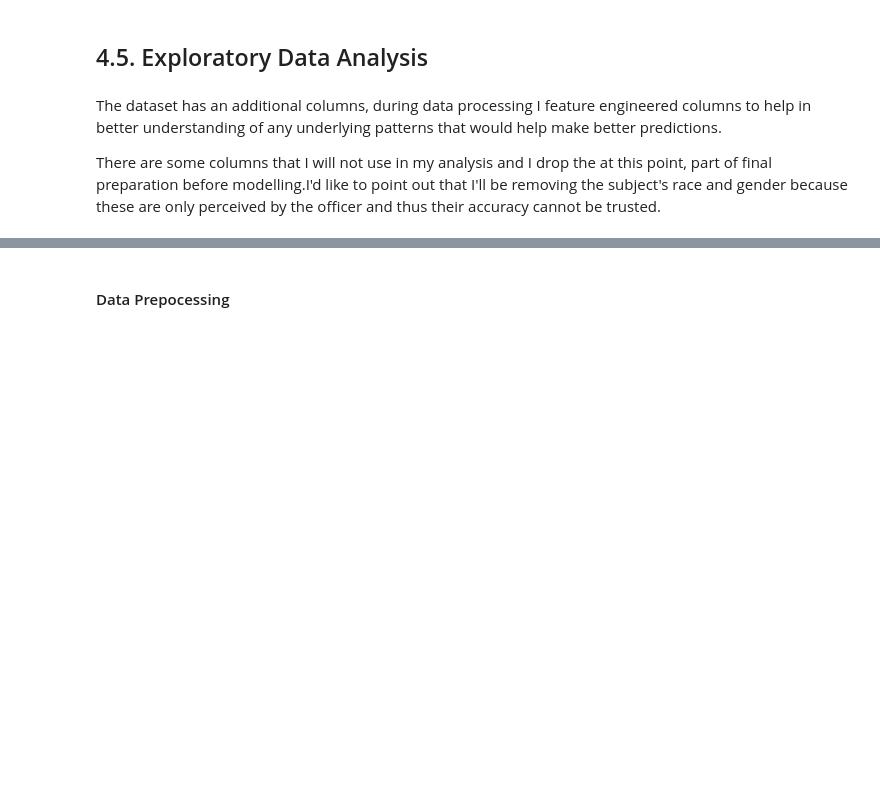
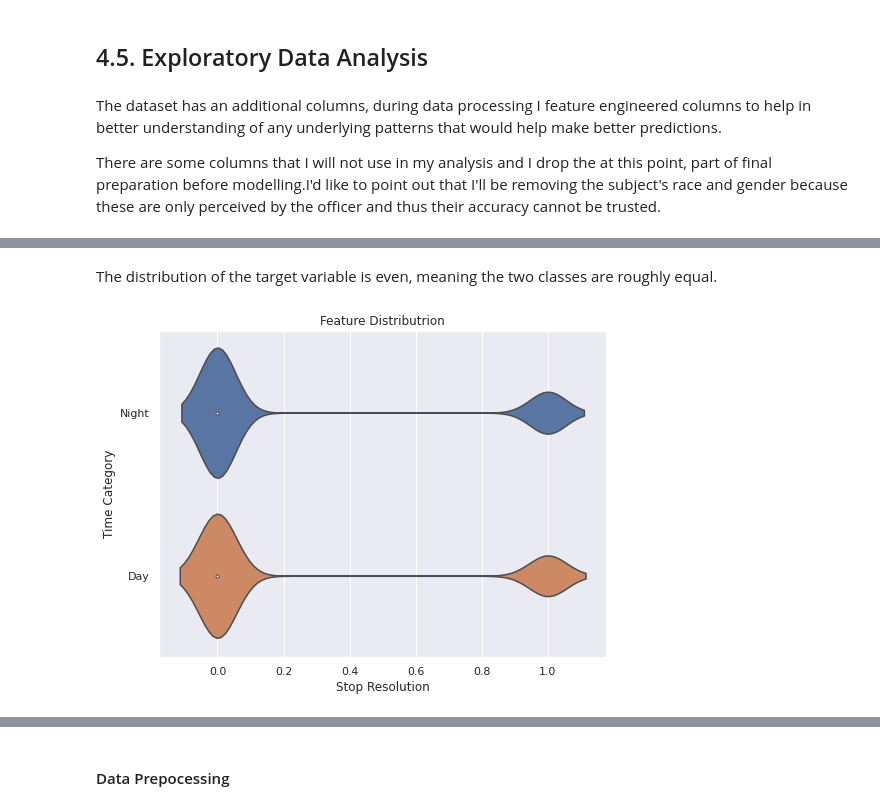
Before and after one commit to adikamunyao/Phase-3-project, a Jupyter notebook: index.ipynb, the cells around one changed output, grey strips where cells are left out. Cells and saved outputs as stored; diff of their text form; code cells hidden in the pictures; blank space fills up the shorter version.

```diff
--- a/index.ipynb
+++ b/index.ipynb
@@ -535,0 +500,15 @@ There are some columns that I will not use in my analysis and I drop the at this
+# %% [markdown]
+The distribution of the target variable is even, meaning the two classes are roughly equal.
+# %%
+# select the features and target variable
+features = ['Time Category']
+target = 'Stop Resolution'
+
+# create a violin plot for each feature
+sns.set(rc={'figure.figsize':(8,6)})
+for feature in features:
+    sns.violinplot(x=target, y=feature, data=df)
+    plt.title('Feature Distributrion')
+    plt.show()
+# %% [output]
+[figure, added]
```
Also changed, not shown: parts of 92 cells of this notebook, 8 other files.
